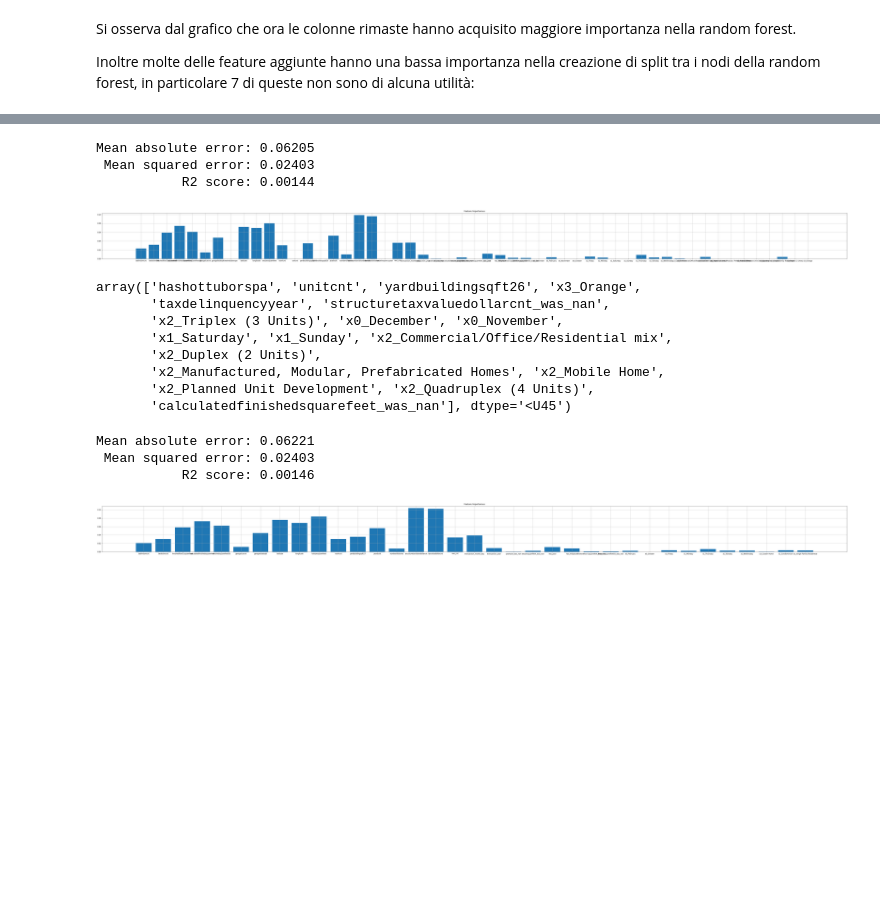
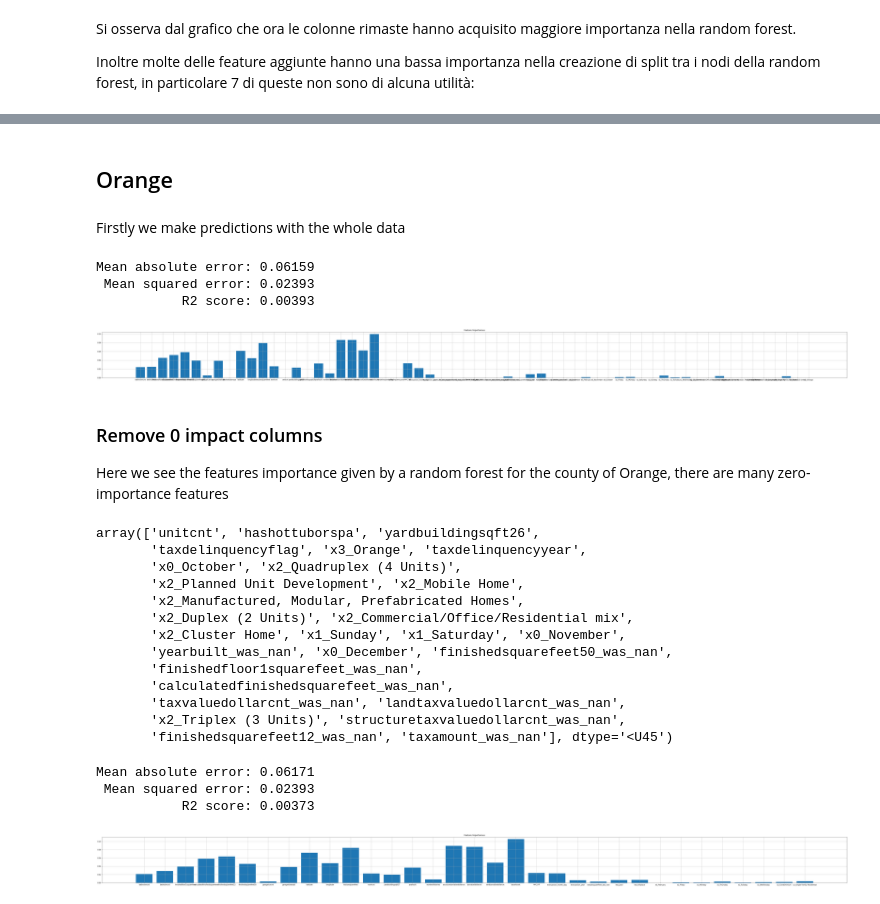
Before and after one commit to matteospanio/zillow-prize, a Jupyter notebook: 04 - Random Forests.ipynb, the cells around one changed output, grey strips where cells are left out. Cells and saved outputs as stored; diff of their text form; code cells hidden in the pictures; blank space fills up the shorter version.

```diff
--- a/04 - Random Forests.ipynb
+++ b/04 - Random Forests.ipynb
@@ -492,15 +408,17 @@ v_train, v_validation, v_test = zd.get_preprocessed_data(County.VENTURA)
 la_train, la_validation, la_test = zd.get_preprocessed_data(County.LOS_ANGELES)
+# %% [markdown]
+## Orange
+# %% [markdown]
+Firstly we make predictions with the whole data
 # %%
-#train = pd.concat([o_train, o_validation], axis=0, ignore_index=True)
+from Zillow.metrics import measure_model
+
 X_train_o, y_train_o = zd.split_x_y(o_train)
 X_test_o, y_test_o = zd.split_x_y(o_validation)
 
-X_train_o = X_train_o.drop(drop_list, axis=1)
-# X_test_o = X_test_o.drop(drop_list, axis=1)
-
 feature_selector = RandomForestRegressor(n_jobs=-1,
                            max_features='log2',
-                           min_samples_leaf=100,
+                           min_samples_leaf=310,
                            min_samples_split=5,
                            n_estimators=700,
                            random_state=42)
@@ -511,31 +429,34 @@ y_pred = feature_selector.predict(X_test_o)
 
 print_measure(y_true=y_test_o, y_pred=y_pred)
 # %% [output]
-Mean absolute error: 0.06205
- Mean squared error: 0.02403
-           R2 score: 0.00144
+Mean absolute error: 0.06159
+ Mean squared error: 0.02393
+           R2 score: 0.00393
 # %%
-feature_names = X_train_o.columns.to_list()
-
-fig, axs = plt.subplots(figsize=(80,5))
-axs.bar(range(0,X_train_o.shape[1]), feature_selector.feature_importances_)
-axs.set_title("Feature Importances")
-axs.set_xticks(range(X_train_o.shape[1]))
-axs.set_xticklabels(feature_names)
-axs.grid();
+plot_random_forest_feature_importance(X_train_o, feature_selector)
 # %% [output]
-[figure, old version]
+[figure, new version]
+# %% [markdown]
+### Remove 0 impact columns
+
+Here we see the features importance given by a random forest for the county of Orange, there are many zero-importance features
 # %%
-np.array(feature_names)[np.argsort(feature_selector.feature_importances_)[::-1][-sum(feature_selector.feature_importances_ == 0):]]
+feature_names = X_train_o.columns.to_list()
+np.array(feature_names)[np.argsort(feature_selector.feature_importances_)[::-1][-sum(feature_selector.feature_importances_ == 0.00):]]
 # %% [output]
-array(['hashottuborspa', 'unitcnt', 'yardbuildingsqft26', 'x3_Orange',
-       'taxdelinquencyyear', 'structuretaxvaluedollarcnt_was_nan',
-       'x2_Triplex (3 Units)', 'x0_December', 'x0_November',
-       'x1_Saturday', 'x1_Sunday', 'x2_Commercial/Office/Residential mix',
-       'x2_Duplex (2 Units)',
-       'x2_Manufactured, Modular, Prefabricated Homes', 'x2_Mobile Home',
-       'x2_Planned Unit Development', 'x2_Quadruplex (4 Units)',
-       'calculatedfinishedsquarefeet_was_nan'], dtype='<U45')
+array(['unitcnt', 'hashottuborspa', 'yardbuildingsqft26',
+       'taxdelinquencyflag', 'x3_Orange', 'taxdelinquencyyear',
+       'x0_October', 'x2_Quadruplex (4 Units)',
+       'x2_Planned Unit Development', 'x2_Mobile Home',
+       'x2_Manufactured, Modular, Prefabricated Homes',
+       'x2_Duplex (2 Units)', 'x2_Commercial/Office/Residential mix',
+       'x2_Cluster Home', 'x1_Sunday', 'x1_Saturday', 'x0_November',
+       'yearbuilt_was_nan', 'x0_December', 'finishedsquarefeet50_was_nan',
+       'finishedfloor1squarefeet_was_nan',
+       'calculatedfinishedsquarefeet_was_nan',
+       'taxvaluedollarcnt_was_nan', 'landtaxvaluedollarcnt_was_nan',
+       'x2_Triplex (3 Units)', 'structuretaxvaluedollarcnt_was_nan',
+       'finishedsquarefeet12_was_nan', 'taxamount_was_nan'], dtype='<U45')
 # %%
 least_important_features =np.array(feature_names)[np.argsort(feature_selector.feature_importances_)[::-1][-sum(feature_selector.feature_importances_ == 0):]]
 X_train_o = X_train_o.drop(least_important_features, axis=1)
@@ -547,17 +468,10 @@ y_pred = feature_selector.predict(X_test_o)
 
 print_measure(y_true=y_test_o, y_pred=y_pred)
 # %% [output]
-Mean absolute error: 0.06221
- Mean squared error: 0.02403
-           R2 score: 0.00146
+Mean absolute error: 0.06171
+ Mean squared error: 0.02393
+           R2 score: 0.00373
 # %%
-feature_names = X_train_o.columns.to_list()
-
-fig, axs = plt.subplots(figsize=(80,5))
-axs.bar(range(0,X_train_o.shape[1]), feature_selector.feature_importances_)
-axs.set_title("Feature Importances")
-axs.set_xticks(range(X_train_o.shape[1]))
-axs.set_xticklabels(feature_names)
-axs.grid();
+plot_random_forest_feature_importance(X_train_o, feature_selector)
 # %% [output]
-[figure, old version]
+[figure, new version]
```
Also changed, not shown: parts of 65 cells of this notebook, 4 other files.
